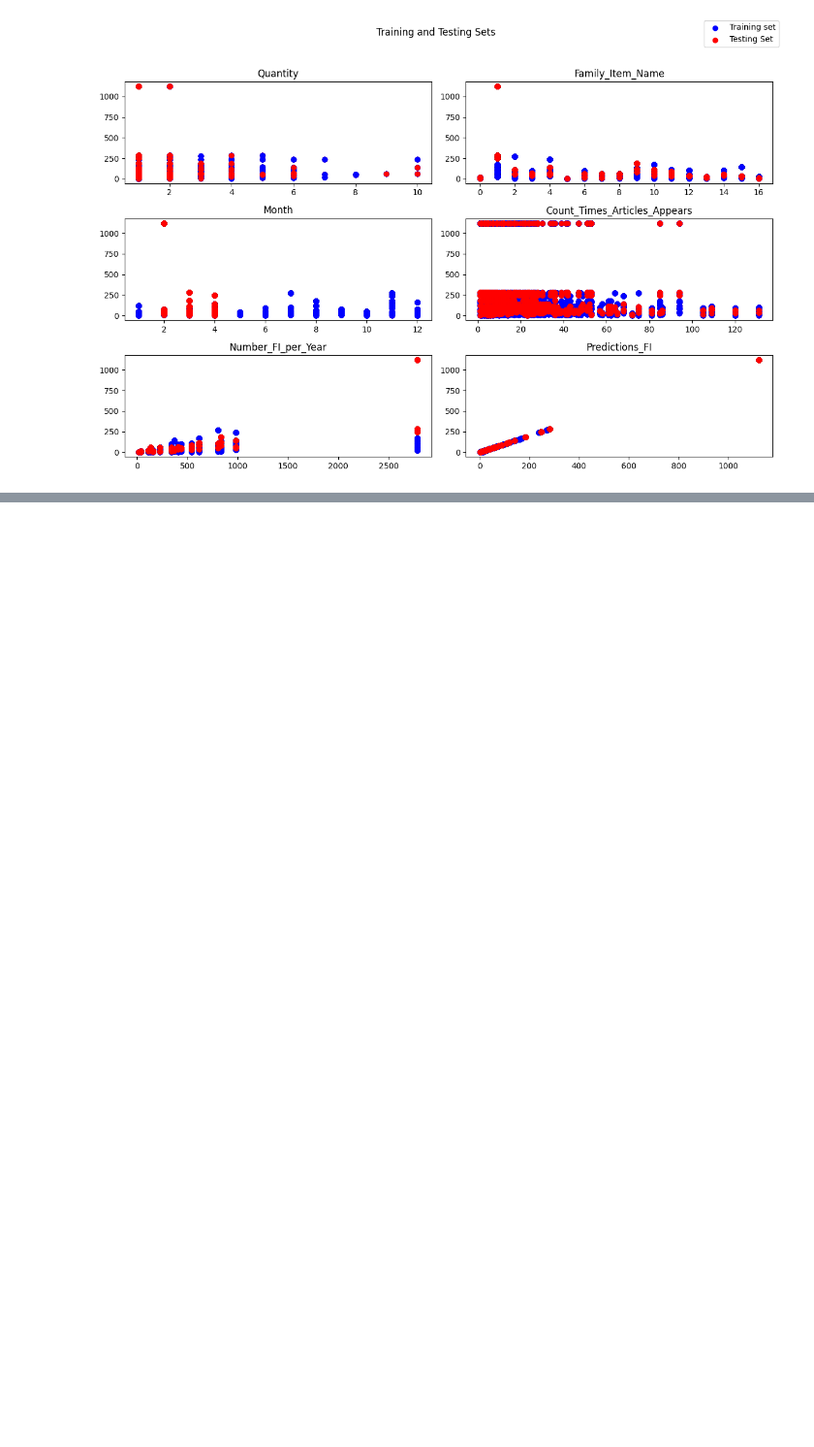
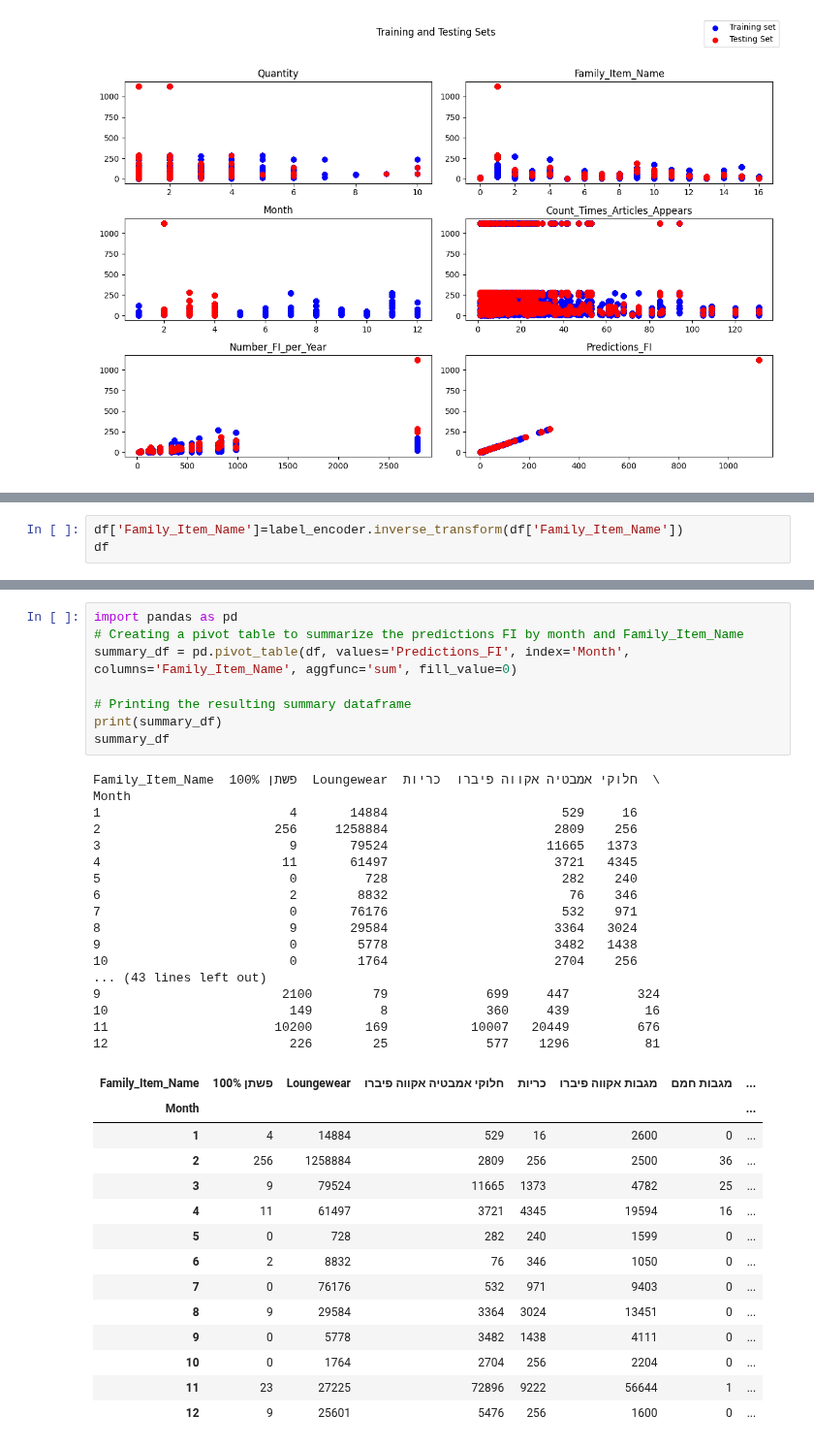
Before and after one commit to Nlasry1996/Nautica-Home, a Jupyter notebook: FamilyItemPred.ipynb, the cells around one changed output, grey strips where cells are left out. Shown at 97% size. Drawn from its saved outputs; the diff is of its cells as text; blank space fills up the shorter version.

```diff
--- a/FamilyItemPred.ipynb
+++ b/FamilyItemPred.ipynb
@@ -505,0 +526,3 @@ plt.show()
+# %%
+df['Family_Item_Name']=label_encoder.inverse_transform(df['Family_Item_Name'])
+df
@@ -505,0 +543,40 @@ plt.show()
+# %%
+import pandas as pd
+# Creating a pivot table to summarize the predictions FI by month and Family_Item_Name
+summary_df = pd.pivot_table(df, values='Predictions_FI', index='Month', columns='Family_Item_Name', aggfunc='sum', fill_value=0)
+
+# Printing the resulting summary dataframe
+print(summary_df)
+summary_df
+# %% [output]
+Family_Item_Name  100% פשתן  Loungewear  חלוקי אמבטיה אקווה פיברו  כריות  \
+Month
+1                         4       14884                       529     16
+2                       256     1258884                      2809    256
+3                         9       79524                     11665   1373
+4                        11       61497                      3721   4345
+5                         0         728                       282    240
+6                         2        8832                        76    346
+7                         0       76176                       532    971
+8                         9       29584                      3364   3024
+9                         0        5778                      3482   1438
+10                        0        1764                      2704    256
+... (43 lines left out)
+9                        2100        79             699     447         324
+10                        149         8             360     439          16
+11                      10200       169           10007   20449         676
+12                        226        25             577    1296          81
+| Family_Item_Name | 100% פשתן | Loungewear | חלוקי אמבטיה אקווה פיברו | כריות | מגבות אקווה פיברו | מגבות חמם | ... |
+| Month |  |  |  |  |  |  | ... |
+| 1 | 4 | 14884 | 529 | 16 | 2600 | 0 | ... |
+| 2 | 256 | 1258884 | 2809 | 256 | 2500 | 36 | ... |
+| 3 | 9 | 79524 | 11665 | 1373 | 4782 | 25 | ... |
+| 4 | 11 | 61497 | 3721 | 4345 | 19594 | 16 | ... |
+| 5 | 0 | 728 | 282 | 240 | 1599 | 0 | ... |
+| 6 | 2 | 8832 | 76 | 346 | 1050 | 0 | ... |
+| 7 | 0 | 76176 | 532 | 971 | 9403 | 0 | ... |
+| 8 | 9 | 29584 | 3364 | 3024 | 13451 | 0 | ... |
+| 9 | 0 | 5778 | 3482 | 1438 | 4111 | 0 | ... |
+| 10 | 0 | 1764 | 2704 | 256 | 2204 | 0 | ... |
+| 11 | 23 | 27225 | 72896 | 9222 | 56644 | 1 | ... |
+| 12 | 9 | 25601 | 5476 | 256 | 1600 | 0 | ... |
```
Also changed, not shown: parts of 5 cells of this notebook.
